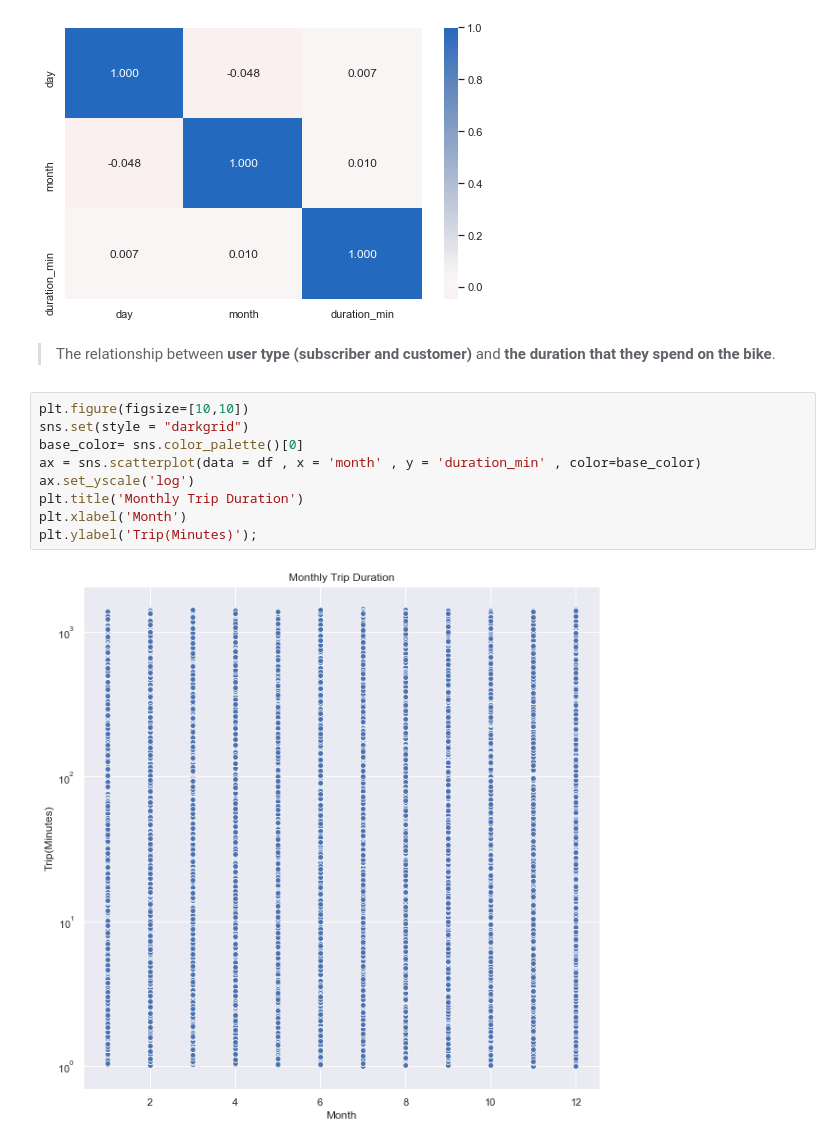
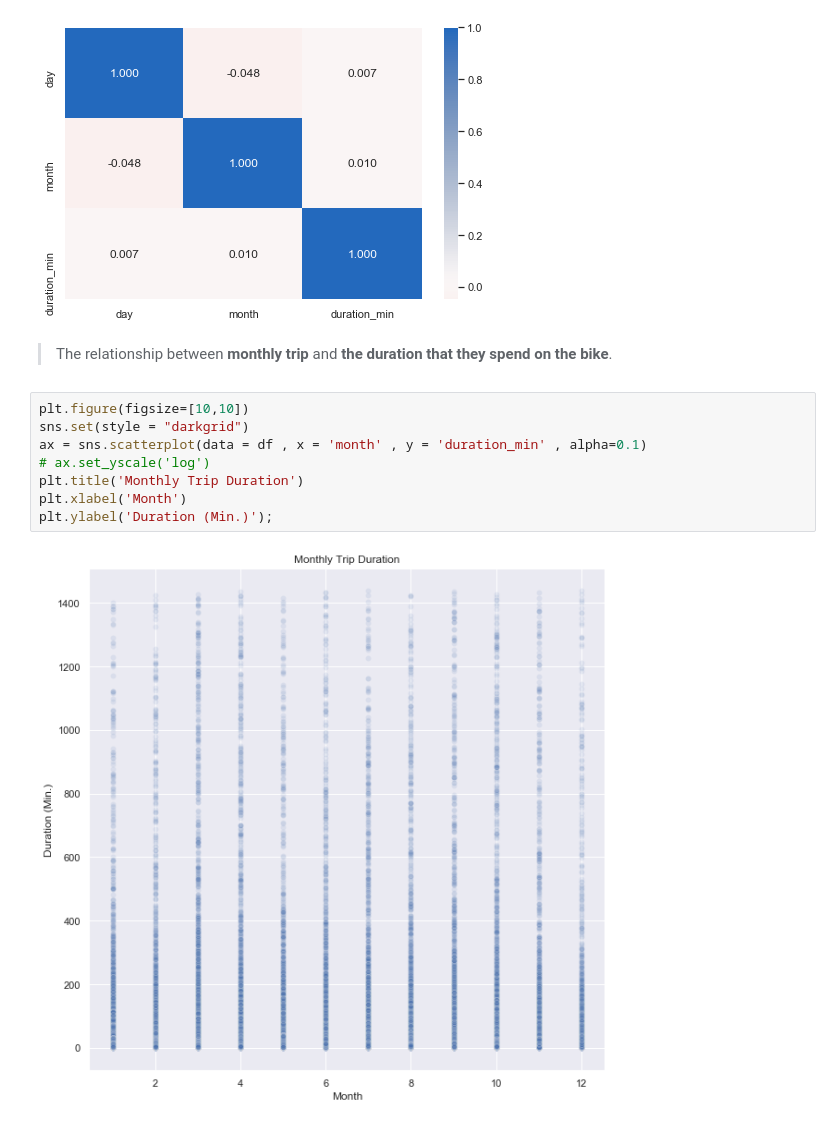
Before and after one commit to isaphu/Data-Visualization-of-Ford-Gobike-2019, a Jupyter notebook: 2019_Ford_Gobike_Bike_Wheel_Data_Visualization.ipynb, the cells around one changed output. Cells and saved outputs as stored; diff of their text form.

Commit message:
update with data visualization

```diff
--- a/2019_Ford_Gobike_Bike_Wheel_Data_Visualization.ipynb
+++ b/2019_Ford_Gobike_Bike_Wheel_Data_Visualization.ipynb
@@ -252,15 +252,14 @@ sns.heatmap(df[numeric_vars2].corr(), annot = True, fmt = '.3f',cmap = 'vlag_r',
 <matplotlib.axes._subplots.AxesSubplot at 0x...>
 [figure]
 # %% [markdown]
-> The relationship between <strong>user type (subscriber and customer)</strong> and <strong>the duration that they spend on the bike</strong>.
+> The relationship between <strong>monthly trip</strong> and <strong>the duration that they spend on the bike</strong>.
 # %%
 plt.figure(figsize=[10,10])
 sns.set(style = "darkgrid")
-base_color= sns.color_palette()[0]
-ax = sns.scatterplot(data = df , x = 'month' , y = 'duration_min' , color=base_color)
-ax.set_yscale('log')
+ax = sns.scatterplot(data = df , x = 'month' , y = 'duration_min' , alpha=0.1)
+# ax.set_yscale('log')
 plt.title('Monthly Trip Duration')
 plt.xlabel('Month')
-plt.ylabel('Trip(Minutes)');
+plt.ylabel('Duration (Min.)');
 # %% [output]
-[figure, old version]
+[figure, new version]
```
Also changed, not shown: parts of 21 cells of this notebook.
